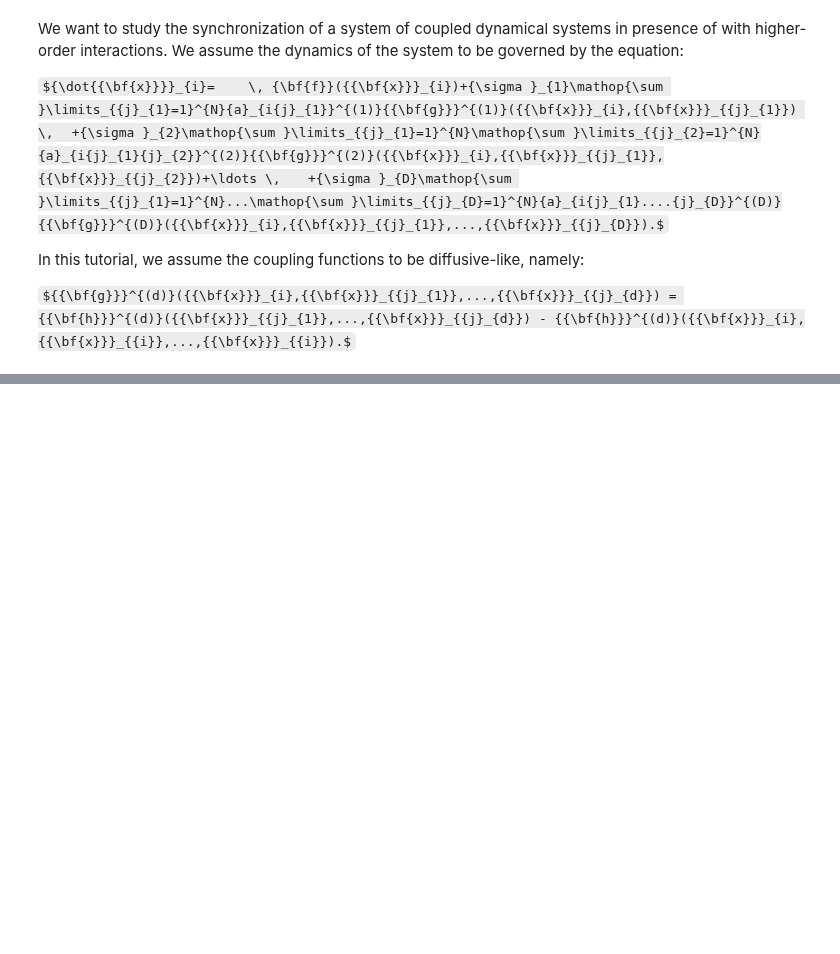
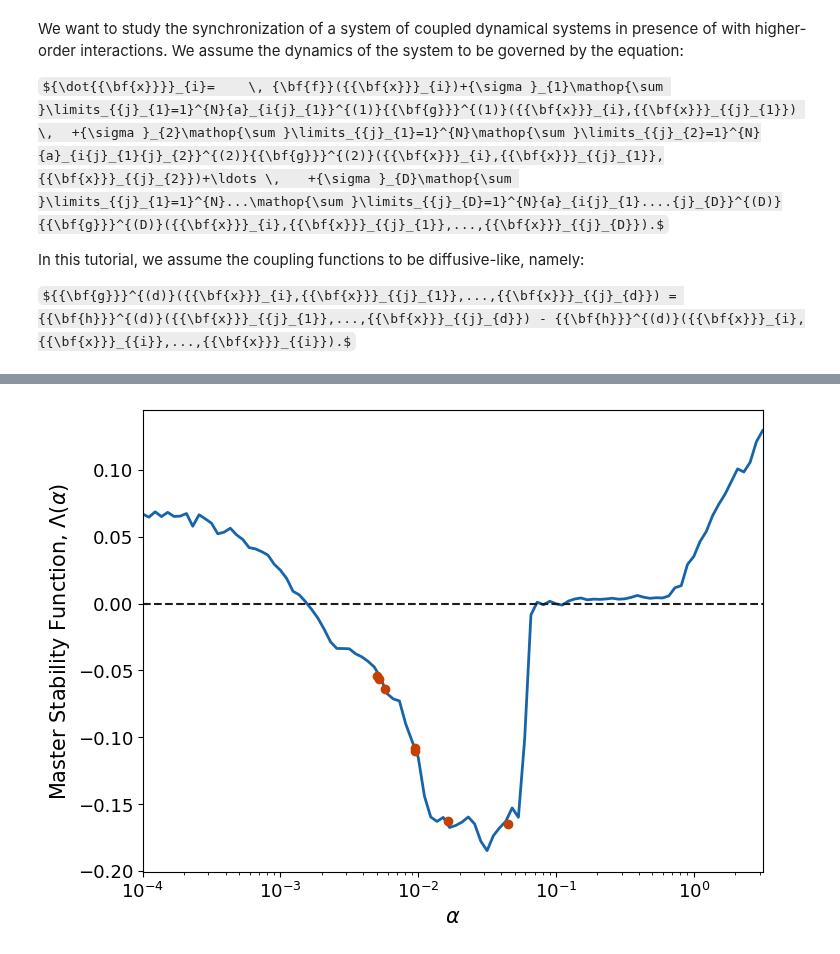
Before and after one commit to HGX-Team/hypergraphx, a Jupyter notebook: tutorials/synchronization.ipynb, the cells around one changed output, grey strips where cells are left out. Drawn from its saved outputs; the diff is of its cells as text; code cells hidden in the pictures; some formulas as TeX source; blank space fills up the shorter version.

```diff
--- a/tutorials/synchronization.ipynb
+++ b/tutorials/synchronization.ipynb
@@ -115,0 +116,18 @@ def jacobian_coupling(X):
+# %%
+# Setting of the isolated system
+dim = 3
+F = rossler_system
+JF = jacobian_rossler
+params = (0.2, 0.2, 9)
+
+# Setting of the coupling
+sigmas = [0.005, 0.0005, 0.00005]
+JHs = [jacobian_coupling, jacobian_coupling, jacobian_coupling]
+
+# Initial condition of the system
+X0 = np.random.random(size=(3,))
+
+# interval of values on which the MSF is evaluated
+interval = np.logspace(-4,0.5,100)
+
+MSF, hon_MSF, spectrum = higher_order_MSF(hypergraph, dim, F, JF, params, sigmas, JHs, X0, interval, integration_time=8000, integration_step=10**-3, verbose=True)
@@ -115,0 +152,28 @@ def jacobian_coupling(X):
+# %%
+# We plot the results
+fig, ax = plt.subplots(figsize=(8, 6))
+
+# MSF
+ax.plot(interval, MSF,
+        lw=2, c=plt.cm.Blues(0.8), zorder=1,
+        label="MSF")
+
+# Lyapunov exponents associated to the eigenvalues of the Laplacian matrix
+ax.scatter(spectrum[1:], hon_MSF,
+        color=plt.cm.Oranges(0.8), zorder=10,
+        label="MSF")
+
+ax.hlines(y=0, xmin=10**-4, xmax=10,
+          colors=plt.cm.Greys(0.9), ls="--")
+
+ax.semilogx()
+ax.set_xlim(10**-4,10**0.5)
+ax.tick_params(axis='both', which='major', labelsize=13)
+
+ax.set_xlabel("$\\alpha$", fontsize=15)
+ax.set_ylabel("Master Stability Function, $\Lambda(\\alpha)$", fontsize=15)
+#ax.legend(fontsize=15, frameon=False)
+
+plt.show()
+# %% [output]
+[figure, added]
```
Also changed, not shown: parts of 2 cells of this notebook, 2 other files.
